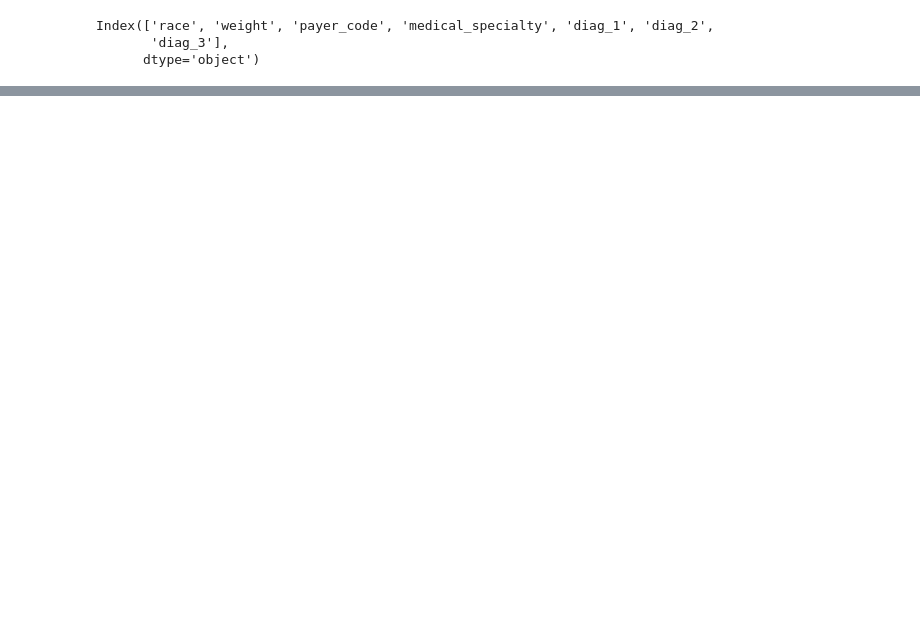
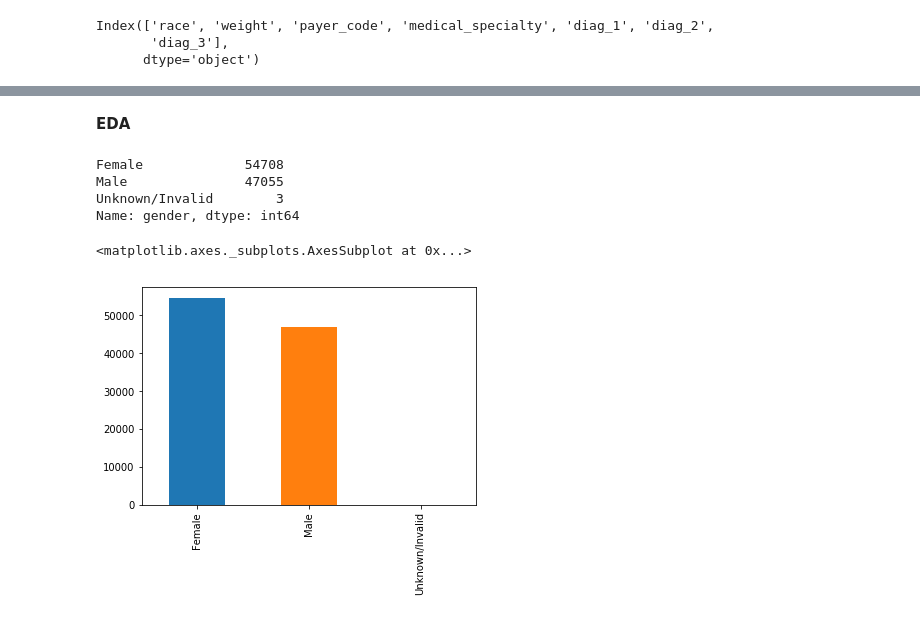
Before and after one commit to joonsooro/UnitedHealthcare, a Jupyter notebook: Rudin/Basic EDA.ipynb, the cells around one changed output, grey strips where cells are left out. Drawn from its saved outputs; the diff is of its cells as text; code cells hidden in the pictures; blank space fills up the shorter version.

```diff
--- a/Rudin/Basic EDA.ipynb
+++ b/Rudin/Basic EDA.ipynb
@@ -79,0 +95,17 @@ Index(['encounter_id', 'patient_nbr', 'race', 'gender', 'age', 'weight',
+# %%
+idmapping2 = idmapping[0:8]
+idmapping3 = idmapping[10:40]
+idmapping4 = idmapping[42:67]
+
+idmapping3 = idmapping3.rename(index=str, columns={"admission_type_id":"discharge_disposition_id"})
+idmapping4 = idmapping4.rename(index=str, columns={"admission_type_id":"admission_source_id"})
+# %%
+idmapping2.admission_type_id = idmapping2.admission_type_id.astype(int)
+idmapping3.discharge_disposition_id = idmapping3.discharge_disposition_id.astype(int)
+idmapping4.admission_source_id = idmapping4.admission_source_id.astype(int)
+# %%
+diabetic = diabetic.merge(idmapping2, how = 'inner', on = ['admission_type_id'])
+diabetic = diabetic.merge(idmapping3, how = 'inner', on = ['discharge_disposition_id'])
+diabetic = diabetic.merge(idmapping4, how = 'inner', on = ['admission_source_id'])
+# %%
+diabetic = diabetic.rename(index =str, columns = {"description_x":'admission_type', "description_y":'discharge_disposition', "description":'admission_source'})
@@ -79,0 +133,13 @@ Index(['encounter_id', 'patient_nbr', 'race', 'gender', 'age', 'weight',
+# %% [markdown]
+__EDA__
+# %%
+#gender count
+print(diabetic.gender.value_counts())
+diabetic.gender.value_counts().plot(kind="bar")
+# %% [output]
+Female             54708
+Male               47055
+Unknown/Invalid        3
+Name: gender, dtype: int64
+<matplotlib.axes._subplots.AxesSubplot at 0x...>
+[figure, added]
```
Also changed, not shown: parts of 68 cells of this notebook, 1 other file.
